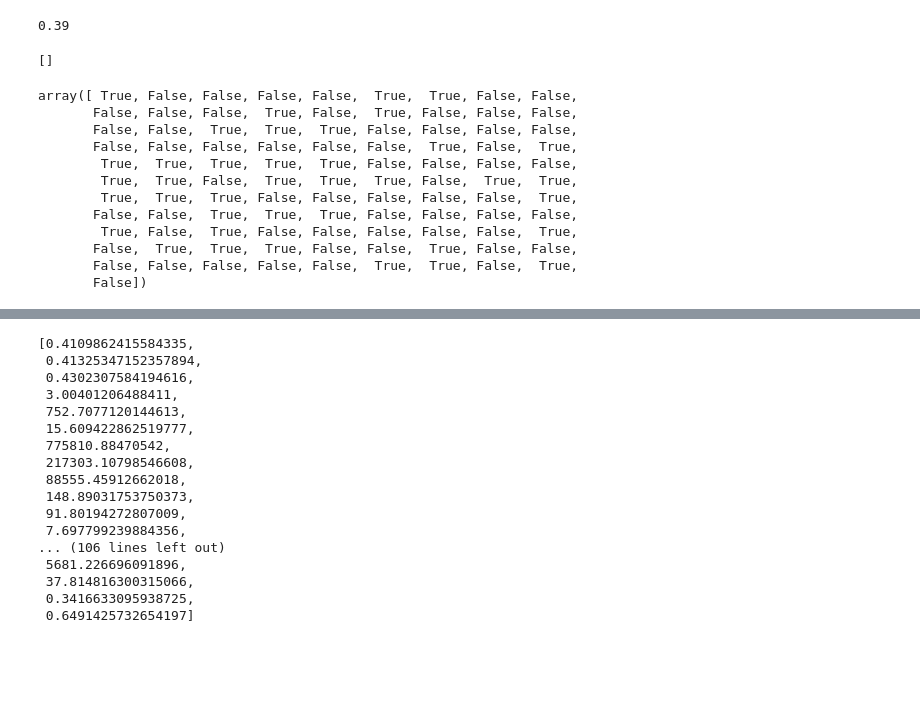
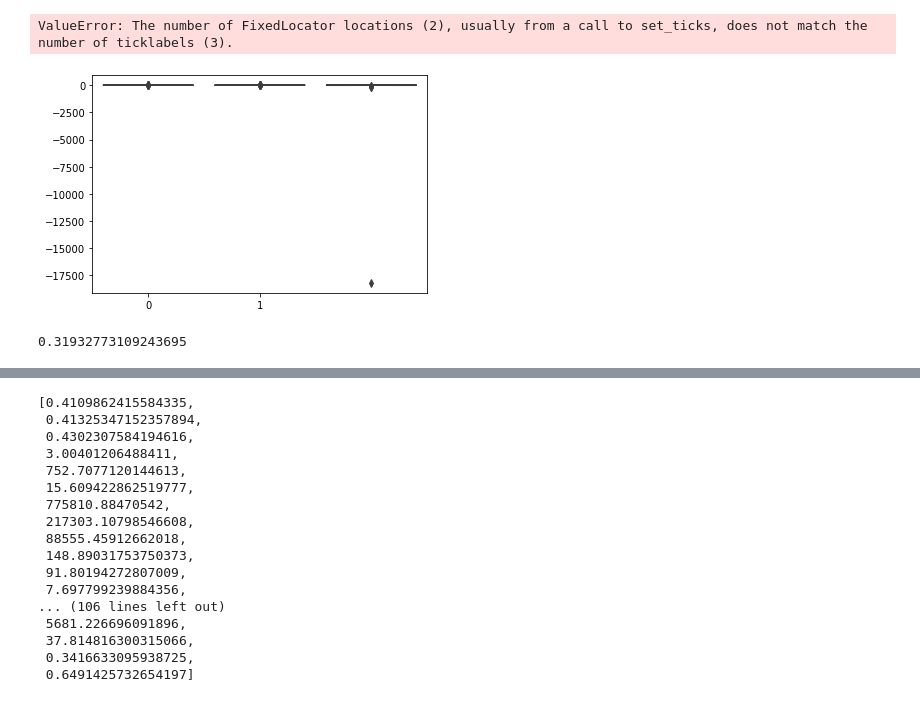
Before and after one commit to Hlibisev/bayesian_regression_tree, a Jupyter notebook: test.ipynb, the cells around one changed output, grey strips where cells are left out. Cells and saved outputs as stored; diff of their text form; code cells hidden in the pictures; blank space fills up the shorter version.

```diff
--- a/test.ipynb
+++ b/test.ipynb
@@ -188,23 +186,11 @@ ConnectionError: HTTPSConnectionPool(host='github.com', port=443): Max retries e
+# %%
+sb.boxplot(data=[tree_test_scores, b_tree_test_scores, lr_test_scores], notch=True)
+plt.xticks([0, 1], ['Tree', 'B_tree', "Lr"])
+plt.ylabel('Test Accuracy')
+# %% [output]
+ValueError: The number of FixedLocator locations (2), usually from a call to set_ticks, does not match the number of ticklabels (3).
+[figure, added]
 # %%
-(np.array(tree_test_scores) > np.array(b_tree_test_scores)).mean()
+(np.array(lr_test_scores) > np.array(b_tree_test_scores)).mean()
 # %% [output]
-0.39
+0.31932773109243695
-# %%
-tree_test_scores
-# %% [output]
-[]
-# %%
-(np.array(b_tree_test_scores) < np.array(tree_test_scores)
-# %% [output]
-array([ True, False, False, False, False,  True,  True, False, False,
-       False, False, False,  True, False,  True, False, False, False,
-       False, False,  True,  True,  True, False, False, False, False,
-       False, False, False, False, False, False,  True, False,  True,
-        True,  True,  True,  True,  True, False, False, False, False,
-        True,  True, False,  True,  True,  True, False,  True,  True,
-        True,  True,  True, False, False, False, False, False,  True,
-       False, False,  True,  True,  True, False, False, False, False,
-        True, False,  True, False, False, False, False, False,  True,
-       False,  True,  True,  True, False, False,  True, False, False,
-       False, False, False, False, False,  True,  True, False,  True,
-       False])
```
Also changed, not shown: parts of 18 cells of this notebook, 1 other file.
